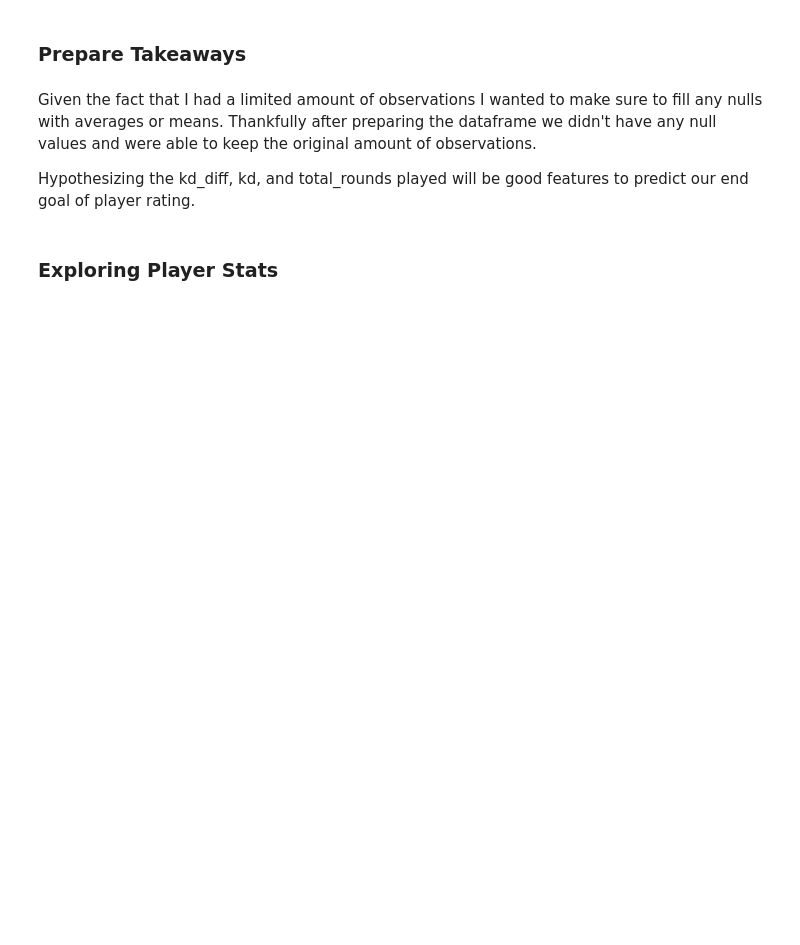
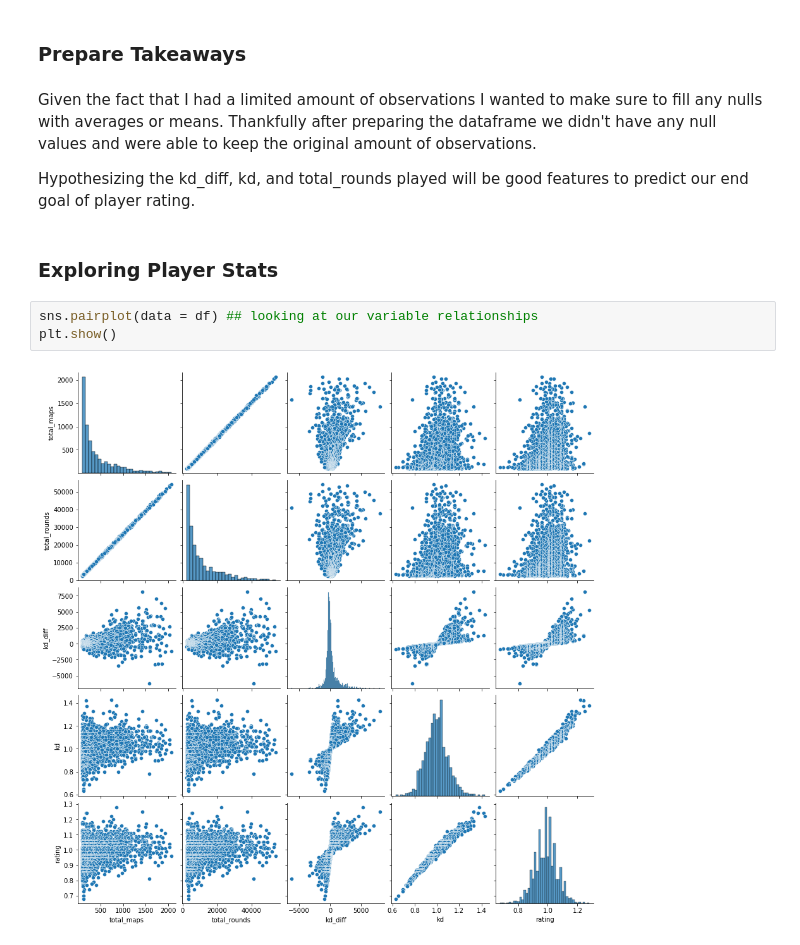
Before and after one commit to ForrestMccrosky/CSGO_player_KD, a Jupyter notebook: Final_Report_Script.ipynb, the cells around one changed output. Saved outputs shown, nothing was run; the diff lists cells and outputs as text; blank space fills up the shorter version.

Commit message:
adding most of final report need to do residual plots and test final model

```diff
--- a/Final_Report_Script.ipynb
+++ b/Final_Report_Script.ipynb
@@ -181,3 +182,8 @@ Given the fact that I had a limited amount of observations I wanted to make sure
 Hypothesizing the kd_diff, kd, and total_rounds played will be good features to predict our end goal of player rating.
 # %% [markdown]
 ### Exploring Player Stats
+# %%
+sns.pairplot(data = df) ## looking at our variable relationships
+plt.show()
+# %% [output]
+[figure, added]
```
Also changed, not shown: parts of 48 cells of this notebook.
